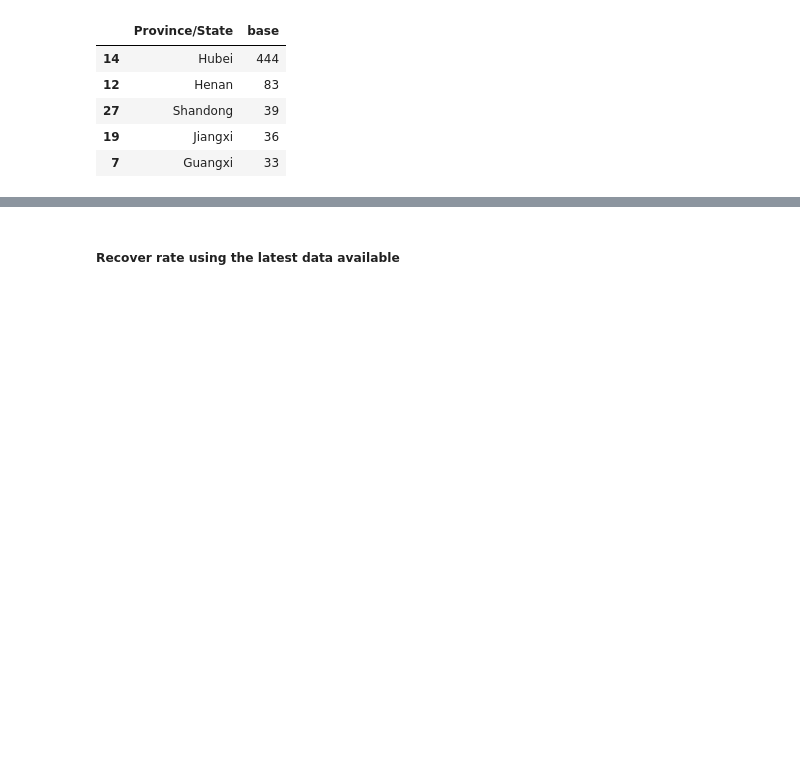
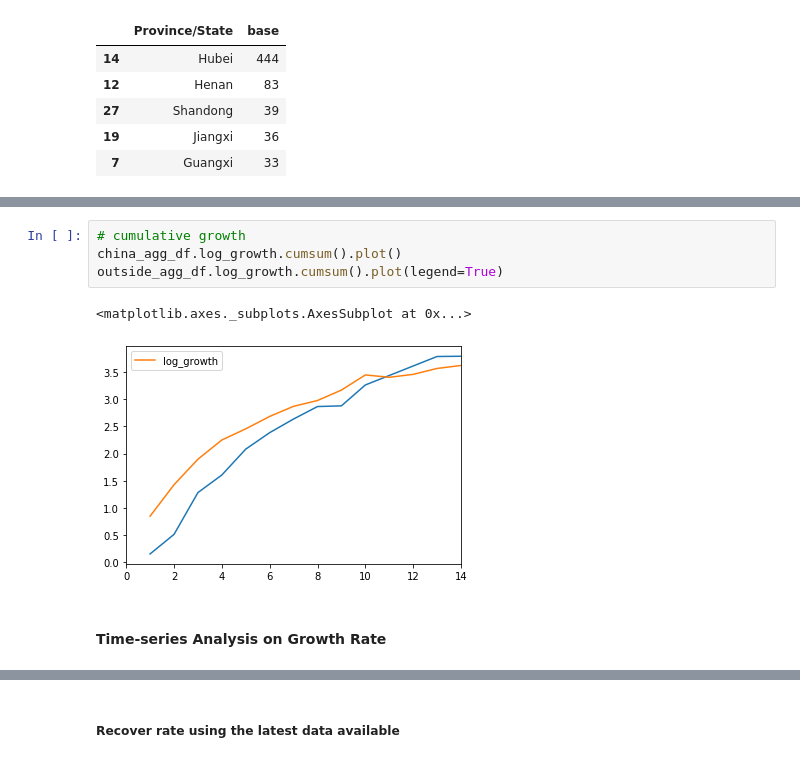
Before and after one commit to deeplaunch/Experiments, a Jupyter notebook: nCoV/Novel Coronavirus Spread.ipynb, the cells around one changed output, grey strips where cells are left out. Saved outputs shown, nothing was run; the diff lists cells and outputs as text; blank space fills up the shorter version.

```diff
--- a/nCoV/Novel Coronavirus Spread.ipynb
+++ b/nCoV/Novel Coronavirus Spread.ipynb
@@ -342,0 +365,9 @@ cmlt_growth_df.quantile(q=0.2,axis=1).plot()
+# %%
+# cumulative growth
+china_agg_df.log_growth.cumsum().plot()
+outside_agg_df.log_growth.cumsum().plot(legend=True)
+# %% [output]
+<matplotlib.axes._subplots.AxesSubplot at 0x...>
+[figure, added]
+# %% [markdown]
+#### Time-series Analysis on Growth Rate
```
Also changed, not shown: parts of 50 cells of this notebook.
